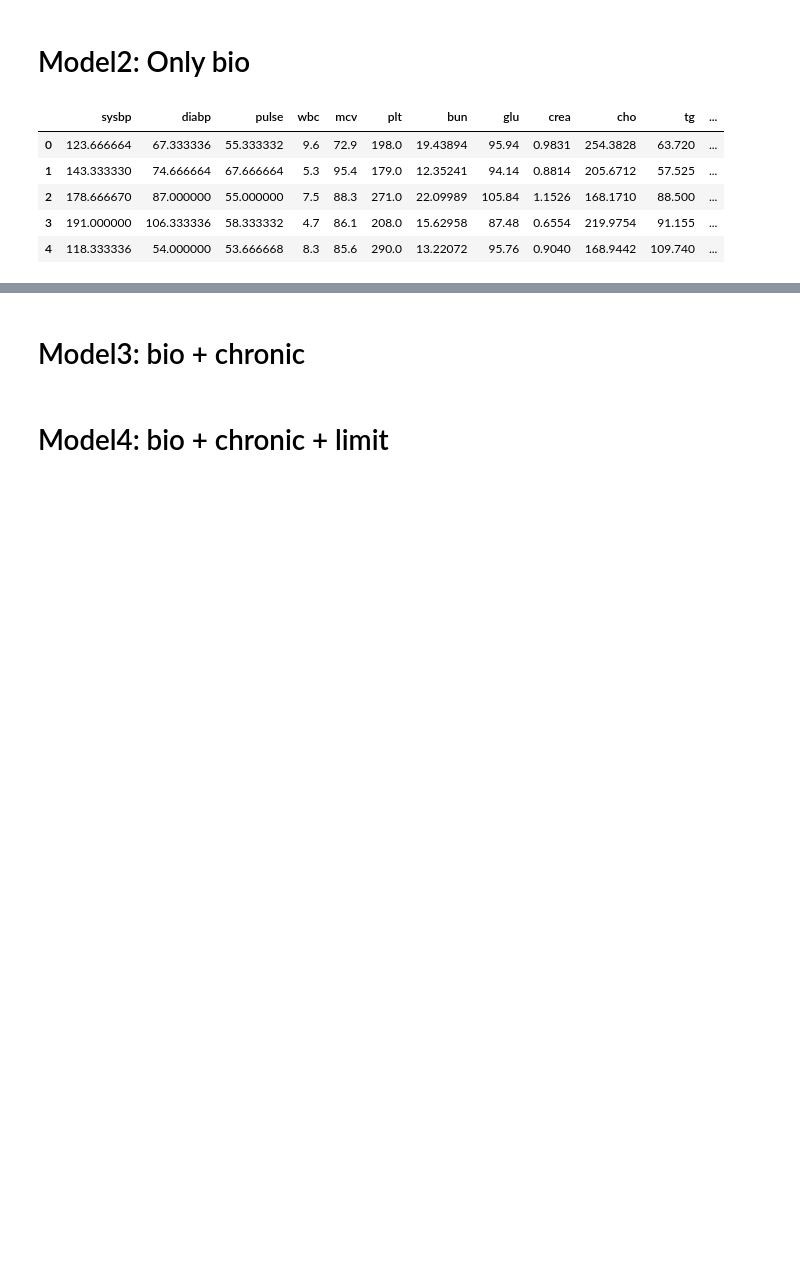
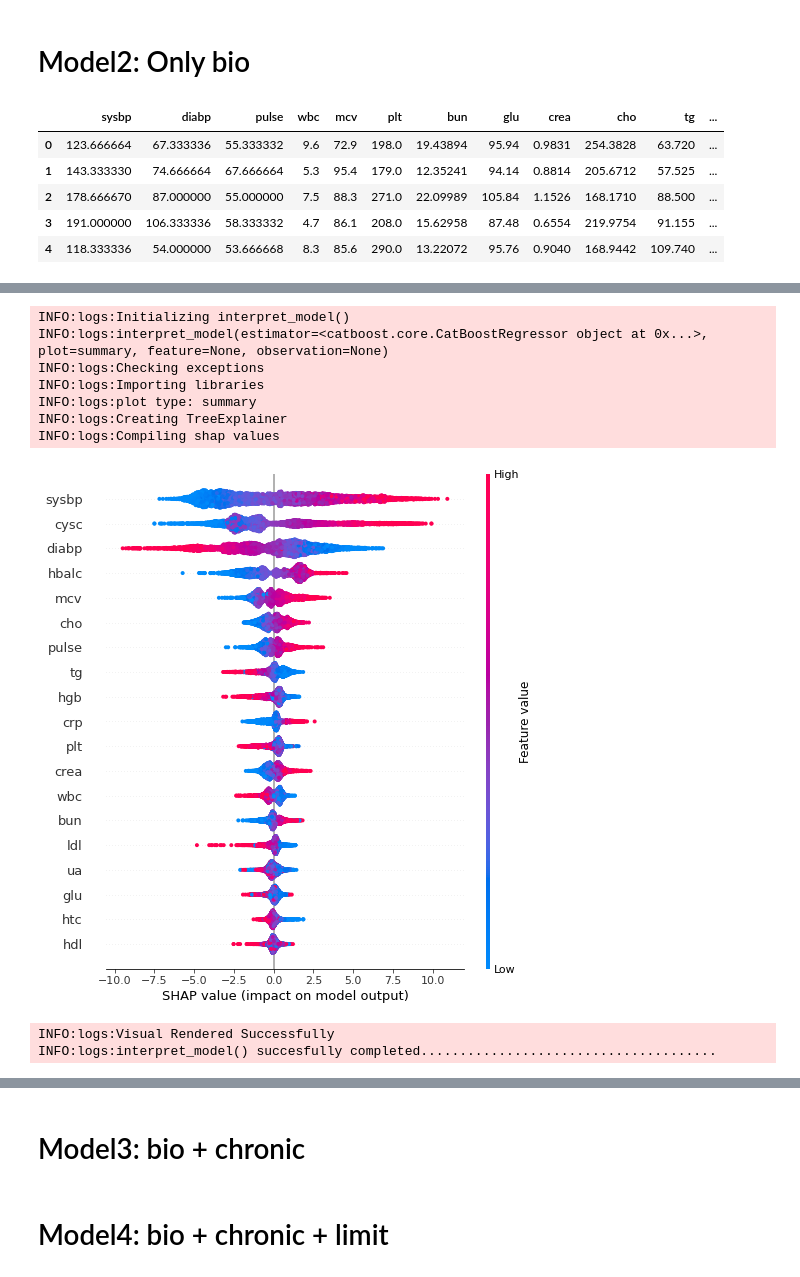
Before and after one commit to FoeinLove/DKU, a Jupyter notebook: task.ipynb, the cells around one changed output, grey strips where cells are left out. Saved outputs shown, nothing was run; the diff lists cells and outputs as text; code cells hidden in the pictures; blank space fills up the shorter version.

```diff
--- a/task.ipynb
+++ b/task.ipynb
@@ -264,0 +230,8 @@ IntProgress(value=0, description='Processing: ', max=255)
+# %%
+catboost = create_model('catboost')
+
+bagged_catboost = ensemble_model(catboost)
+
+#bagged_catboost = ensemble_model(dt, n_estimators = 100)
+
+#boosted_dt = ensemble_model(catboost, method = 'Boosting')
@@ -264,0 +268,13 @@ IntProgress(value=0, description='Processing: ', max=255)
+# %%
+interpret_model(catboost)
+# %% [output]
+INFO:logs:Initializing interpret_model()
+INFO:logs:interpret_model(estimator=<catboost.core.CatBoostRegressor object at 0x...>, plot=summary, feature=None, observation=None)
+INFO:logs:Checking exceptions
+INFO:logs:Importing libraries
+INFO:logs:plot type: summary
+INFO:logs:Creating TreeExplainer
+INFO:logs:Compiling shap values
+[figure, added]
+INFO:logs:Visual Rendered Successfully
+INFO:logs:interpret_model() succesfully completed......................................
```
Also changed, not shown: parts of 13 cells of this notebook.
